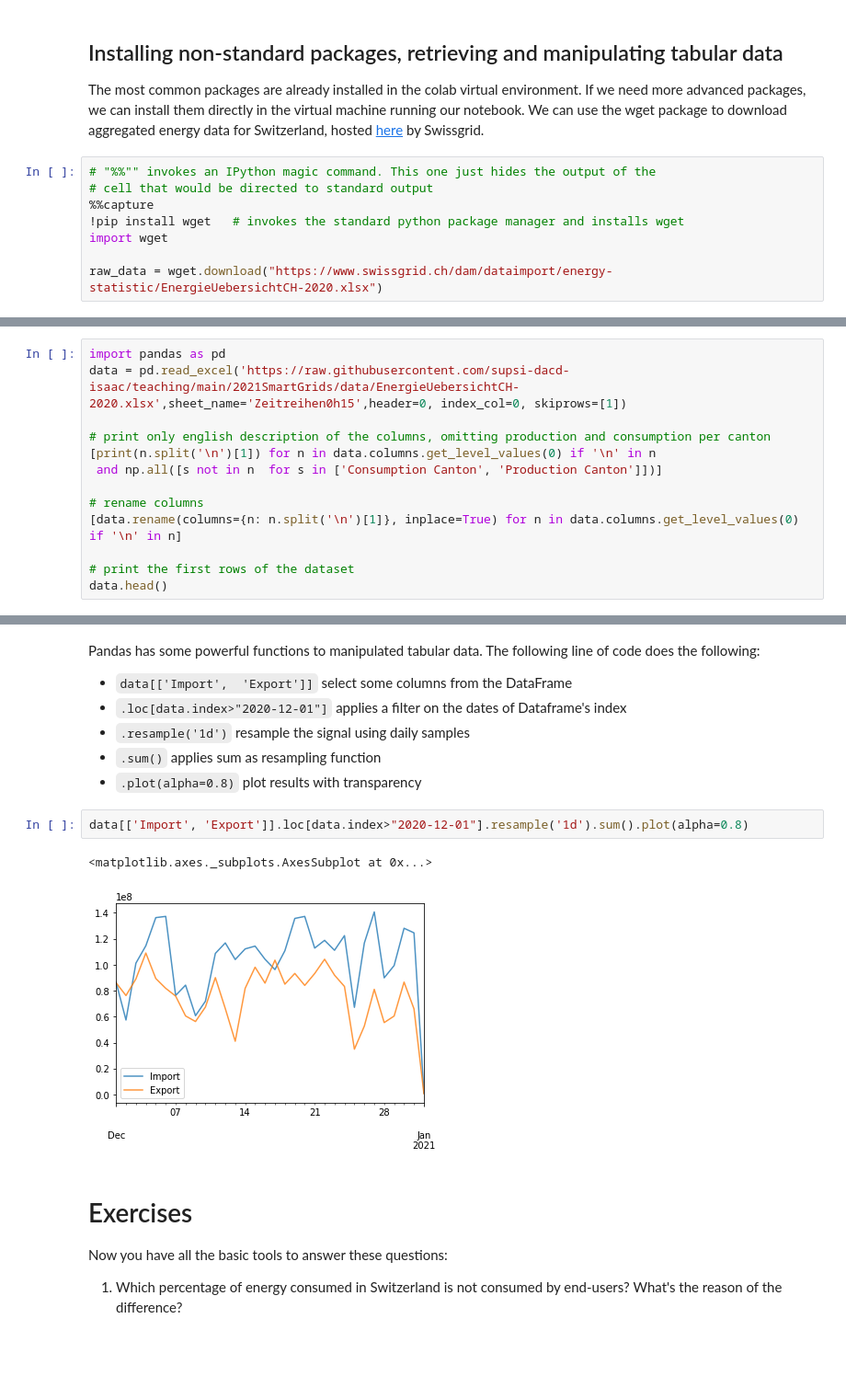
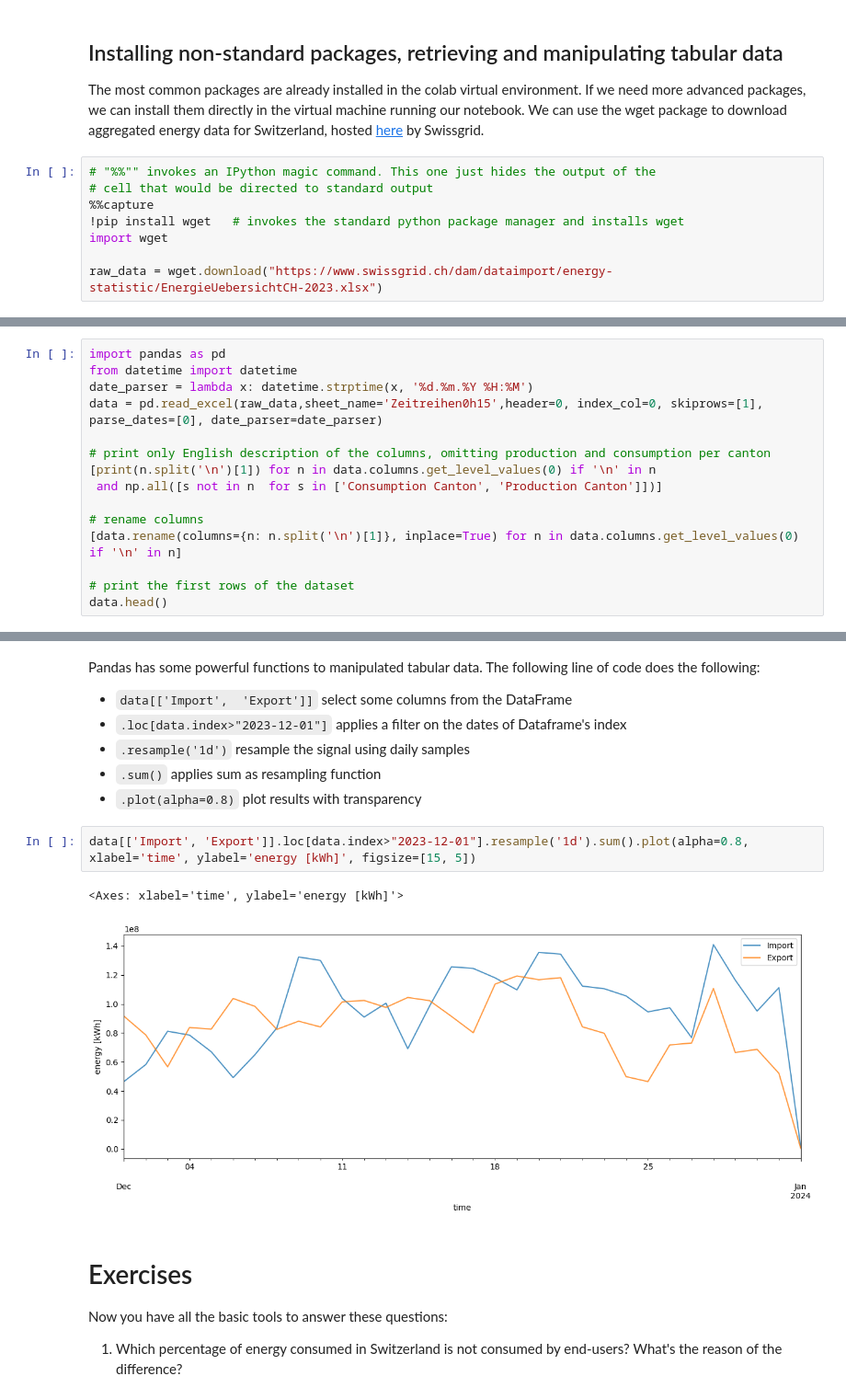
Before and after one commit to supsi-dacd-isaac/teaching, a Jupyter notebook: 2021SmartGrids/L01_Introduction_to_colab.ipynb, the cells around one changed output, grey strips where cells are left out. Shown: that part at 92% size. Saved outputs shown, nothing was run; the diff lists cells and outputs as text; blank space fills up the shorter version.

Commit message:
Updated to new data. Minor revisions

```diff
--- a/2021SmartGrids/L01_Introduction_to_colab.ipynb
+++ b/2021SmartGrids/L01_Introduction_to_colab.ipynb
@@ -162,5 +162,5 @@ The most common packages are already installed in the colab virtual environment.
 !pip install wget   # invokes the standard python package manager and installs wget
 import wget
 
-raw_data = wget.download("https://www.swissgrid.ch/dam/dataimport/energy-statistic/EnergieUebersichtCH-2020.xlsx")
+raw_data = wget.download("https://www.swissgrid.ch/dam/dataimport/energy-statistic/EnergieUebersichtCH-2023.xlsx")
 # %% [markdown]
@@ -169,9 +169,11 @@ Alternatibely, we can use the pandas library to directly load data stored in git
 In the following cell we download the data and import a given sheet from the excel file, use its first two rows to create a multi index pandas DataFrame and visualize its first rows.
 # %%
 import pandas as pd
-data = pd.read_excel('https://raw.githubusercontent.com/supsi-dacd-isaac/teaching/main/2021SmartGrids/data/EnergieUebersichtCH-2020.xlsx',sheet_name='Zeitreihen0h15',header=0, index_col=0, skiprows=[1])
+from datetime import datetime
+date_parser = lambda x: datetime.strptime(x, '%d.%m.%Y %H:%M')
+data = pd.read_excel(raw_data,sheet_name='Zeitreihen0h15',header=0, index_col=0, skiprows=[1], parse_dates=[0], date_parser=date_parser)
 
-# print only english description of the columns, omitting production and consumption per canton
+# print only English description of the columns, omitting production and consumption per canton
 [print(n.split('\n')[1]) for n in data.columns.get_level_values(0) if '\n' in n
  and np.all([s not in n  for s in ['Consumption Canton', 'Production Canton']])]
 
@@ -207,15 +210,15 @@ Consumption control area CH - foreign territories
 # %% [markdown]
 Pandas has some powerful functions to manipulated tabular data. The following line of code does the following:
 * `data[['Import',	'Export']]` select some columns from the DataFrame
-* `.loc[data.index>"2020-12-01"]` applies a filter on the dates of Dataframe's index
+* `.loc[data.index>"2023-12-01"]` applies a filter on the dates of Dataframe's index
 * `.resample('1d')` resample the signal using daily samples
 * `.sum()` applies sum as resampling function
 * `.plot(alpha=0.8)` plot results with transparency
 # %%
-data[['Import',	'Export']].loc[data.index>"2020-12-01"].resample('1d').sum().plot(alpha=0.8)
+data[['Import',	'Export']].loc[data.index>"2023-12-01"].resample('1d').sum().plot(alpha=0.8, xlabel='time', ylabel='energy [kWh]', figsize=[15, 5])
 # %% [output]
-<matplotlib.axes._subplots.AxesSubplot at 0x...>
+<Axes: xlabel='time', ylabel='energy [kWh]'>
-[figure, old version]
+[figure, new version]
 # %% [markdown]
 # Exercises
 Now you have all the basic tools to answer these questions:
```
Also changed, not shown: parts of 5 cells of this notebook.
